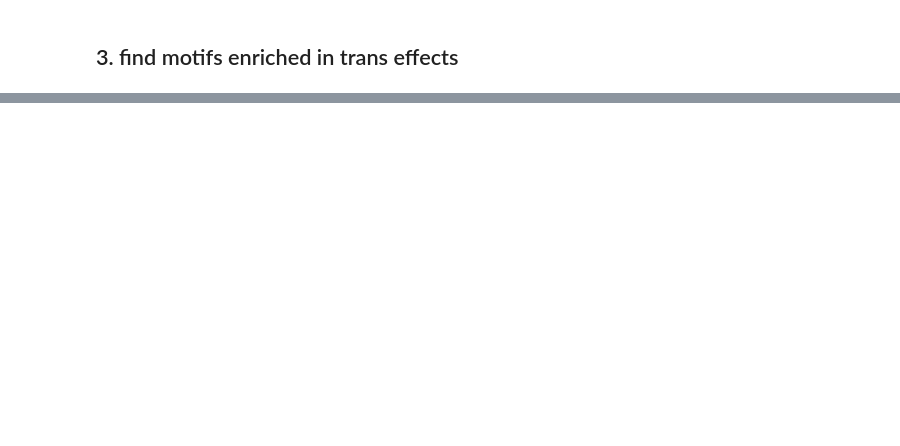
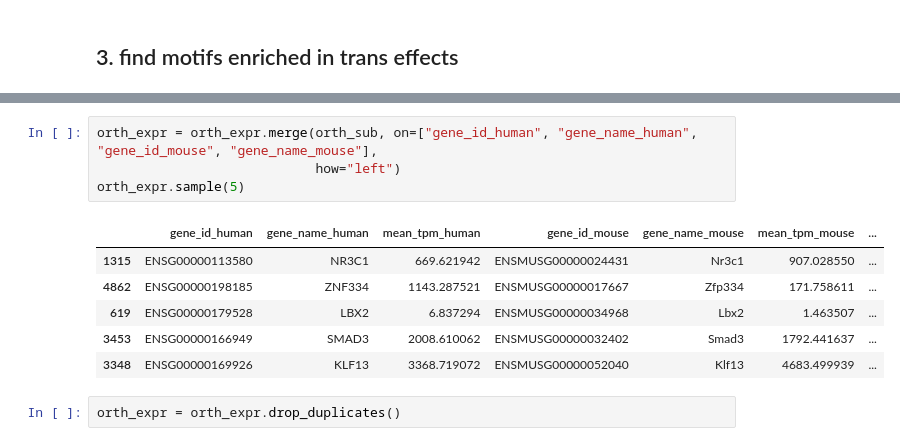
Before and after one commit to wod31/2019__lncRNA_evolution_mpra, a Jupyter notebook: analysis/04__features/00__motifs/00__motifs.ipynb, the cells around one changed output, grey strips where cells are left out. Saved outputs shown, nothing was run; the diff lists cells and outputs as text; blank space fills up the shorter version.

```diff
--- a/analysis/04__features/00__motifs/00__motifs.ipynb
+++ b/analysis/04__features/00__motifs/00__motifs.ipynb
@@ -211,0 +710,13 @@ human_motifs.sample(5)
+# %%
+orth_expr = orth_expr.merge(orth_sub, on=["gene_id_human", "gene_name_human", "gene_id_mouse", "gene_name_mouse"],
+                            how="left")
+orth_expr.sample(5)
+# %% [output]
+|  | gene_id_human | gene_name_human | mean_tpm_human | gene_id_mouse | gene_name_mouse | mean_tpm_mouse | ... |
+| 1315 | ENSG00000113580 | NR3C1 | 669.621942 | ENSMUSG00000024431 | Nr3c1 | 907.028550 | ... |
+| 4862 | ENSG00000198185 | ZNF334 | 1143.287521 | ENSMUSG00000017667 | Zfp334 | 171.758611 | ... |
+| 619 | ENSG00000179528 | LBX2 | 6.837294 | ENSMUSG00000034968 | Lbx2 | 1.463507 | ... |
+| 3453 | ENSG00000166949 | SMAD3 | 2008.610062 | ENSMUSG00000032402 | Smad3 | 1792.441637 | ... |
+| 3348 | ENSG00000169926 | KLF13 | 3368.719072 | ENSMUSG00000052040 | Klf13 | 4683.499939 | ... |
+# %%
+orth_expr = orth_expr.drop_duplicates()
```
Also changed, not shown: parts of 54 cells of this notebook, 29 other files.
